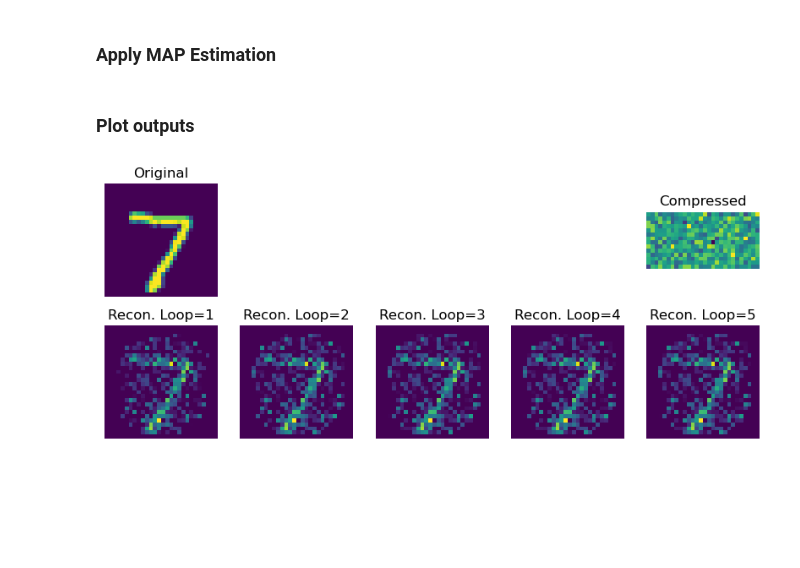
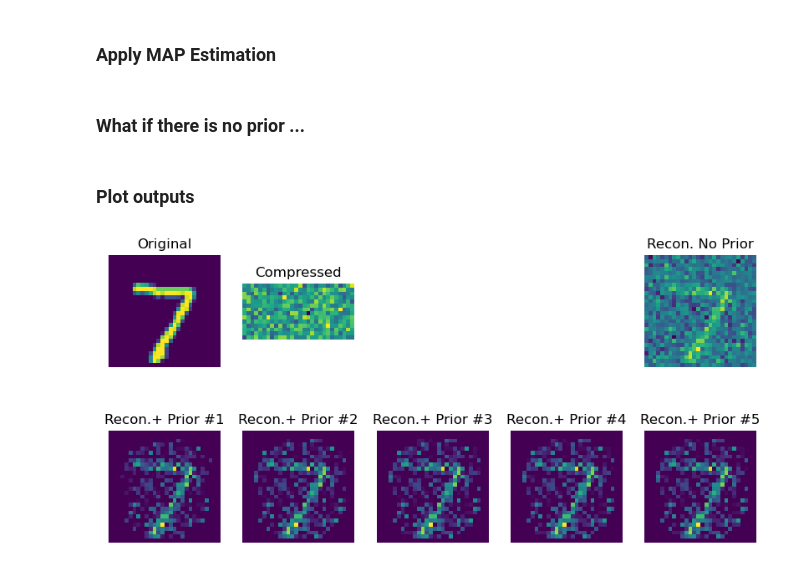
Before and after one commit to GenAI-CUEE/Estimation-Theory-EE523, a Jupyter notebook: Tutorial4/main.ipynb, the cells around one changed output. Drawn from its saved outputs; the diff is of its cells as text; code cells hidden in the pictures; blank space fills up the shorter version.

```diff
--- a/Tutorial4/main.ipynb
+++ b/Tutorial4/main.ipynb
@@ -334,6 +334,13 @@ lambda_gamm_ = update_b(data2D)
 lambda_gamm  = lambda_gamm_.reshape(28*28,1)
 
 x_hat_list   = loopy_Estimation(y, A,  0.01, lambda_gamm, mu_gamma, num_iteration)
+# %% [markdown]
+### What if there is no prior ...
+# %%
+X_no_prior  = (y.transpose().dot(A)).transpose()
+X_no_prior_all = X_no_prior.reshape(28,28,-1)
+
+X_hat_no_prior_plot = X_no_prior_all[:,:,0]
 # %% [markdown]
 ### Plot outputs
 # %%
@@ -344,39 +351,41 @@ x_hat_2D_7    = x_hat_list[-4].reshape(28,28, Num_samples)[:,:,0]
 x_hat_2D_8    = x_hat_list[-3].reshape(28,28, Num_samples)[:,:,0]
 x_hat_2D_9    = x_hat_list[-2].reshape(28,28, Num_samples)[:,:,0]
 x_hat_2D_10   = x_hat_list[-1].reshape(28,28, Num_samples)[:,:,0]
 
-fig, ax = plt.subplots(nrows=2,ncols=5, figsize=(10,4) )
+fig, ax = plt.subplots(nrows=2,ncols=5, figsize=(10,5) )
 
 ax[0,0].imshow(data2D[:,:,0] )
 ax[0,0].set_title("Original")
-ax[0,4].imshow(y[:,0].reshape(-1,28))
-ax[0,4].set_title("Compressed")
+ax[0,1].imshow(y[:,0].reshape(-1,28))
+ax[0,1].set_title("Compressed")
+ax[0,4].imshow(X_hat_no_prior_plot)
+ax[0,4].set_title("Recon. No Prior")
 
 ax[0,0].set_axis_off()
 ax[0,1].set_axis_off()
 ax[0,2].set_axis_off()
 ax[0,3].set_axis_off()
 ax[0,4].set_axis_off()
 
 
 ax[1,0].imshow(x_hat_2D_6)
 ax[1,1].imshow(x_hat_2D_7)
 ax[1,2].imshow(x_hat_2D_8)
 ax[1,3].imshow(x_hat_2D_9)
 ax[1,4].imshow(x_hat_2D_10)
 
 ax[1,0].set_axis_off()
 ax[1,1].set_axis_off()
 ax[1,2].set_axis_off()
 ax[1,3].set_axis_off()
 ax[1,4].set_axis_off()
 
-ax[1,0].set_title("Recon. Loop=1")
-ax[1,1].set_title("Recon. Loop=2")
-ax[1,2].set_title("Recon. Loop=3")
-ax[1,3].set_title("Recon. Loop=4")
-ax[1,4].set_title("Recon. Loop=5")
+ax[1,0].set_title("Recon.+ Prior #1")
+ax[1,1].set_title("Recon.+ Prior #2")
+ax[1,2].set_title("Recon.+ Prior #3")
+ax[1,3].set_title("Recon.+ Prior #4")
+ax[1,4].set_title("Recon.+ Prior #5")
 
 plt.show()
 # %% [output]
-[figure, old version]
+[figure, new version]
```
Also changed, not shown: 5 other files.
